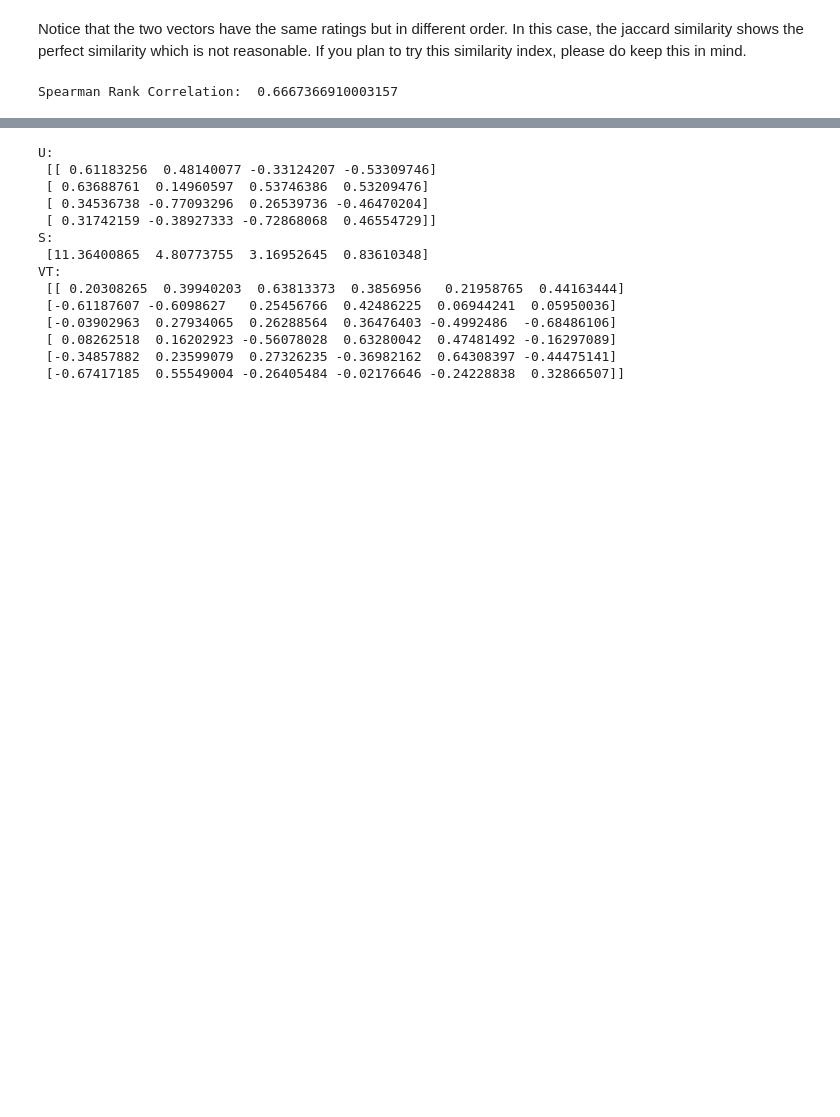
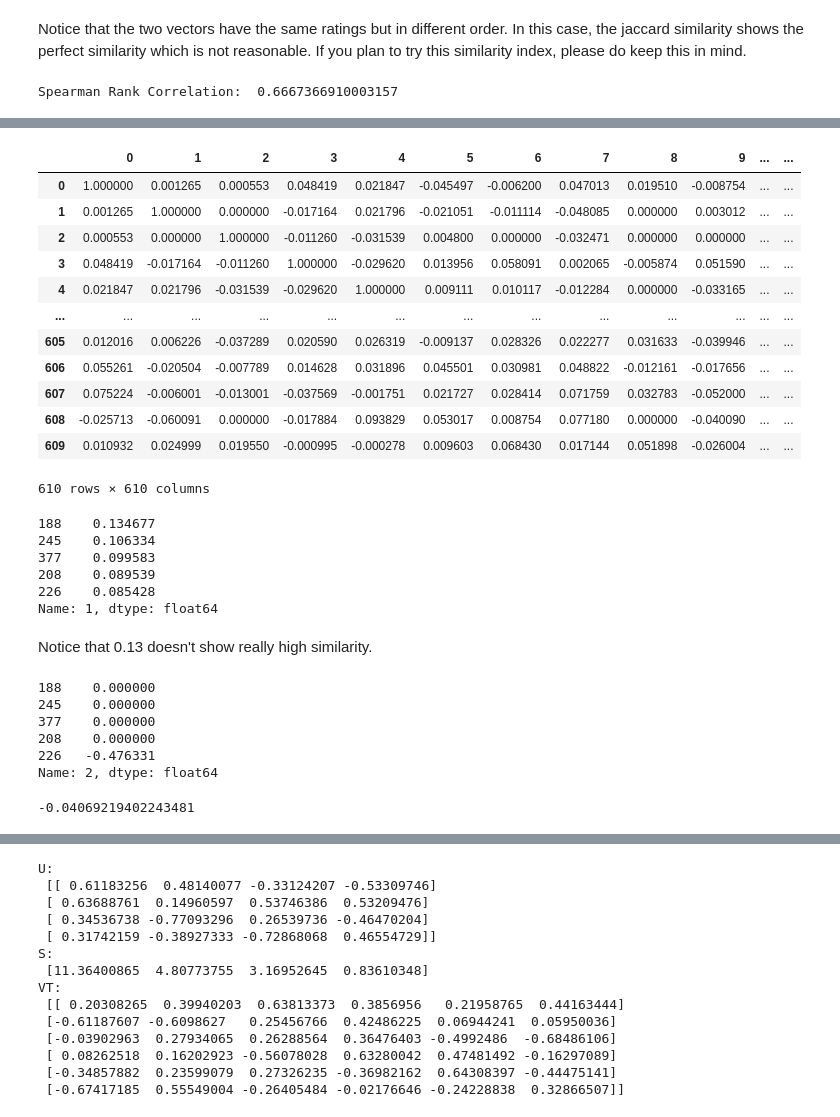
Before and after one commit to FlyingWhalesHQ/flying-whales-blog, a Jupyter notebook: _notebooks/37CollaborativeFiltering.ipynb, the cells around one changed output, grey strips where cells are left out. Drawn from its saved outputs; the diff is of its cells as text; code cells hidden in the pictures; blank space fills up the shorter version.

```diff
--- a/_notebooks/37CollaborativeFiltering.ipynb
+++ b/_notebooks/37CollaborativeFiltering.ipynb
@@ -125,0 +115,4 @@ where U and V are orthogonal matrices, $$ \Sigma $$ being the diagonal matrix co
+# %%
+import pandas as pd
+ratings = pd.read_csv('ml-latest-small/ratings.csv', low_memory=False)
+ratings.head()
@@ -125,0 +126,5 @@ where U and V are orthogonal matrices, $$ \Sigma $$ being the diagonal matrix co
+# %%
+user_movie_matrix = ratings.pivot(index='userId', columns='movieId', values='rating')
+user_movie_matrix = user_movie_matrix.apply(lambda row: row - row.mean(), axis=1)
+user_movie_matrix.fillna(0, inplace=True)
+user_movie_matrix.head()
@@ -125,0 +140,68 @@ where U and V are orthogonal matrices, $$ \Sigma $$ being the diagonal matrix co
+# %%
+from sklearn.metrics.pairwise import cosine_similarity
+cosine_sim = cosine_similarity(user_movie_matrix, user_movie_matrix)
+user_similarity_df = pd.DataFrame(cosine_sim)
+user_similarity_df
+# %% [output]
+|  | 0 | 1 | 2 | 3 | 4 | 5 | 6 | 7 | 8 | 9 | ... | ... |
+| 0 | 1.000000 | 0.001265 | 0.000553 | 0.048419 | 0.021847 | -0.045497 | -0.006200 | 0.047013 | 0.019510 | -0.008754 | ... | ... |
+| 1 | 0.001265 | 1.000000 | 0.000000 | -0.017164 | 0.021796 | -0.021051 | -0.011114 | -0.048085 | 0.000000 | 0.003012 | ... | ... |
+| 2 | 0.000553 | 0.000000 | 1.000000 | -0.011260 | -0.031539 | 0.004800 | 0.000000 | -0.032471 | 0.000000 | 0.000000 | ... | ... |
+| 3 | 0.048419 | -0.017164 | -0.011260 | 1.000000 | -0.029620 | 0.013956 | 0.058091 | 0.002065 | -0.005874 | 0.051590 | ... | ... |
+| 4 | 0.021847 | 0.021796 | -0.031539 | -0.029620 | 1.000000 | 0.009111 | 0.010117 | -0.012284 | 0.000000 | -0.033165 | ... | ... |
+| ... | ... | ... | ... | ... | ... | ... | ... | ... | ... | ... | ... | ... |
+| 605 | 0.012016 | 0.006226 | -0.037289 | 0.020590 | 0.026319 | -0.009137 | 0.028326 | 0.022277 | 0.031633 | -0.039946 | ... | ... |
+| 606 | 0.055261 | -0.020504 | -0.007789 | 0.014628 | 0.031896 | 0.045501 | 0.030981 | 0.048822 | -0.012161 | -0.017656 | ... | ... |
+| 607 | 0.075224 | -0.006001 | -0.013001 | -0.037569 | -0.001751 | 0.021727 | 0.028414 | 0.071759 | 0.032783 | -0.052000 | ... | ... |
+| 608 | -0.025713 | -0.060091 | 0.000000 | -0.017884 | 0.093829 | 0.053017 | 0.008754 | 0.077180 | 0.000000 | -0.040090 | ... | ... |
+| 609 | 0.010932 | 0.024999 | 0.019550 | -0.000995 | -0.000278 | 0.009603 | 0.068430 | 0.017144 | 0.051898 | -0.026004 | ... | ... |
+610 rows × 610 columns
+# %%
+def most_similar_users(user_id, user_similarity_df, n=5):
+    # Get the series of similarity scores for the given user
+    user_similarity_series = user_similarity_df.loc[user_id]
+
+    # Exclude the user's own id (a user is always most similar to themselves)
+    user_similarity_series = user_similarity_series.drop([user_id])
+
+    # Get the most similar users
+    most_similar_users = user_similarity_series.nlargest(n)
+
+    return most_similar_users
+
+# Get the 5 users most similar to user 1
+
+similar_users = most_similar_users(1, user_similarity_df)
+print(similar_users)
+# %% [output]
+188    0.134677
+245    0.106334
+377    0.099583
+208    0.089539
+226    0.085428
+Name: 1, dtype: float64
+# %% [markdown]
+Notice that 0.13 doesn't show really high similarity.
+# %%
+def get_ratings_for_movie(movie_id, similar_users, ratings_df):
+    # Get the ratings of the most similar users for the given movie
+    ratings = user_movie_matrix.loc[similar_users.index, movie_id]
+
+    return ratings
+
+# Get their ratings for the target movie
+new_ratings = get_ratings_for_movie(2, similar_users, ratings)
+
+print(new_ratings)
+# %% [output]
+188    0.000000
+245    0.000000
+377    0.000000
+208    0.000000
+226   -0.476331
+Name: 2, dtype: float64
+# %%
+import numpy as np
+np.dot(similar_users, new_ratings)
+# %% [output]
+-0.04069219402243481
```
Also changed, not shown: parts of 4 cells of this notebook, 8 other files.
